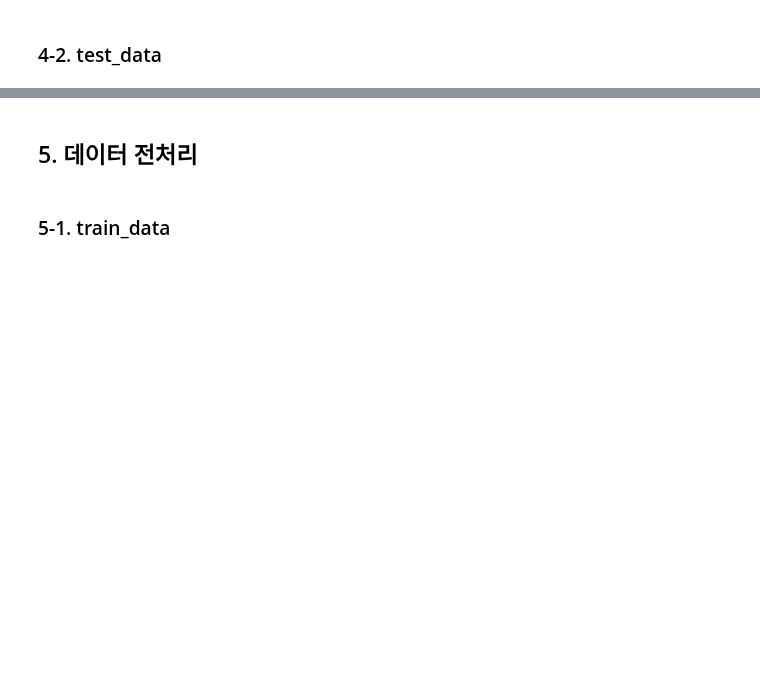
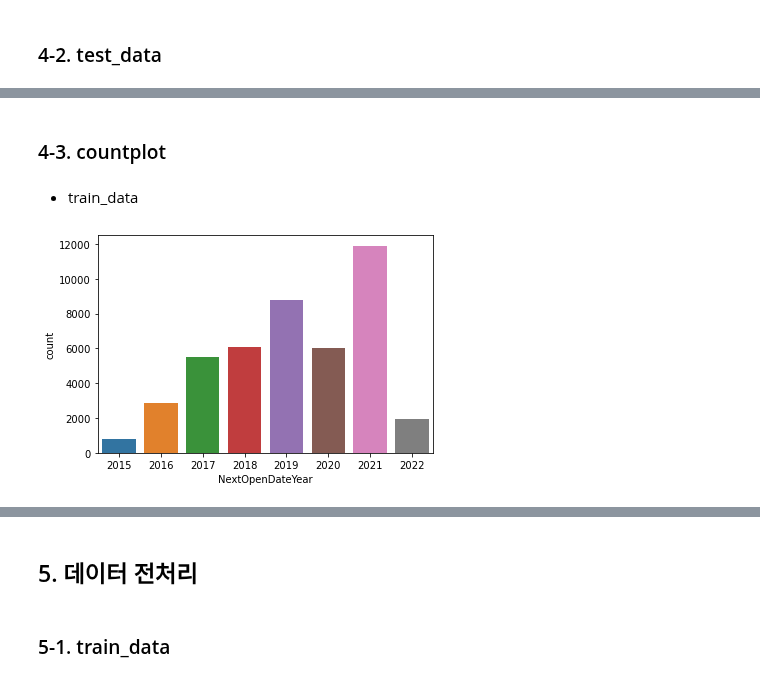
Before and after one commit to youngai1112/HK_Project, a Jupyter notebook: 7.1_뉴스데이터감성분석/01_뉴스데이터감성분석.ipynb, the cells around one changed output, grey strips where cells are left out. Cells and saved outputs as stored; diff of their text form; code cells hidden in the pictures; blank space fills up the shorter version.

```diff
--- a/7.1_뉴스데이터감성분석/01_뉴스데이터감성분석.ipynb
+++ b/7.1_뉴스데이터감성분석/01_뉴스데이터감성분석.ipynb
@@ -340,0 +351,9 @@ test_data.shape
+# %% [markdown]
+### 4-3. countplot
+# %% [markdown]
+- train_data
+# %%
+sns.countplot(x='NextOpenDateYear', data=train_data)
+plt.show()
+# %% [output]
+[figure, added]
```
Also changed, not shown: parts of 14 cells of this notebook.
